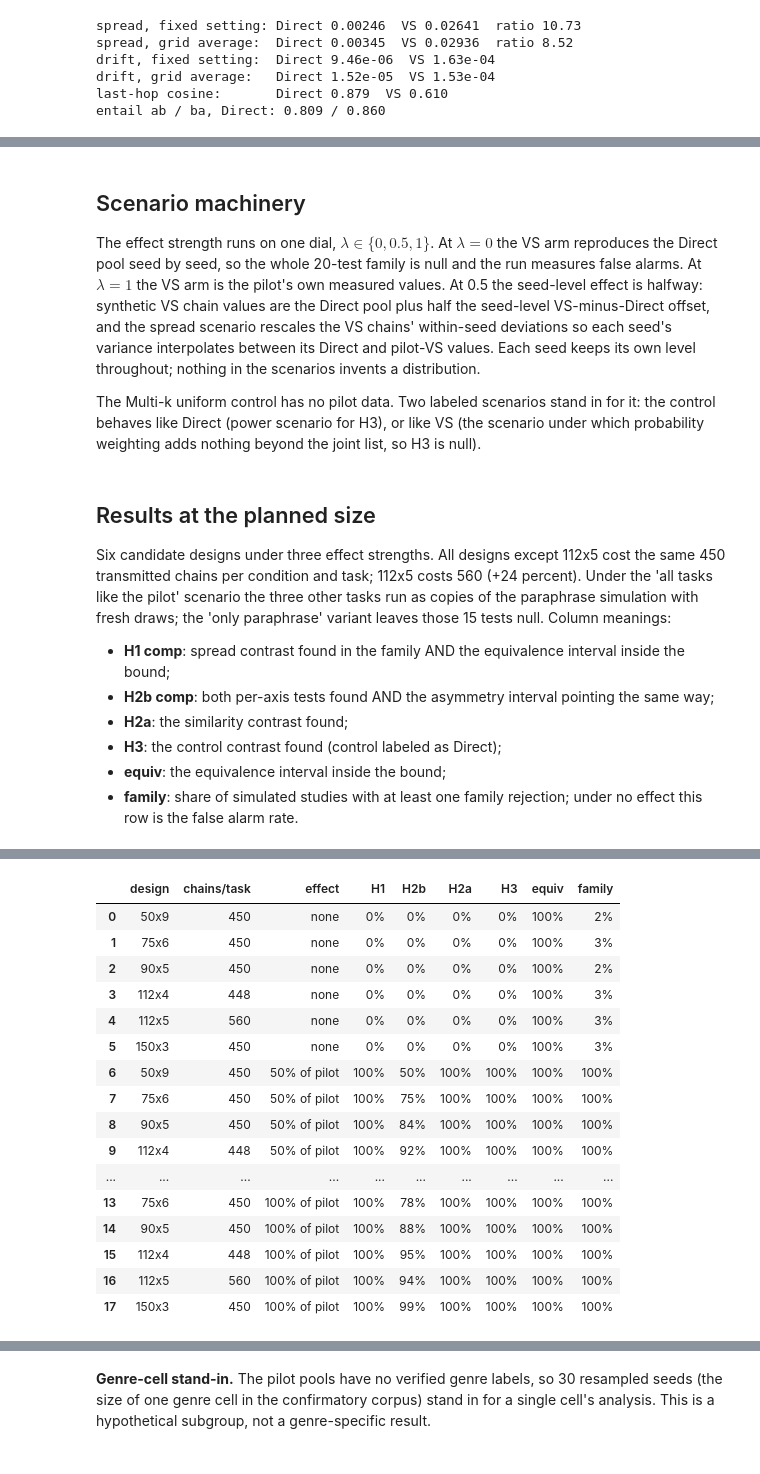
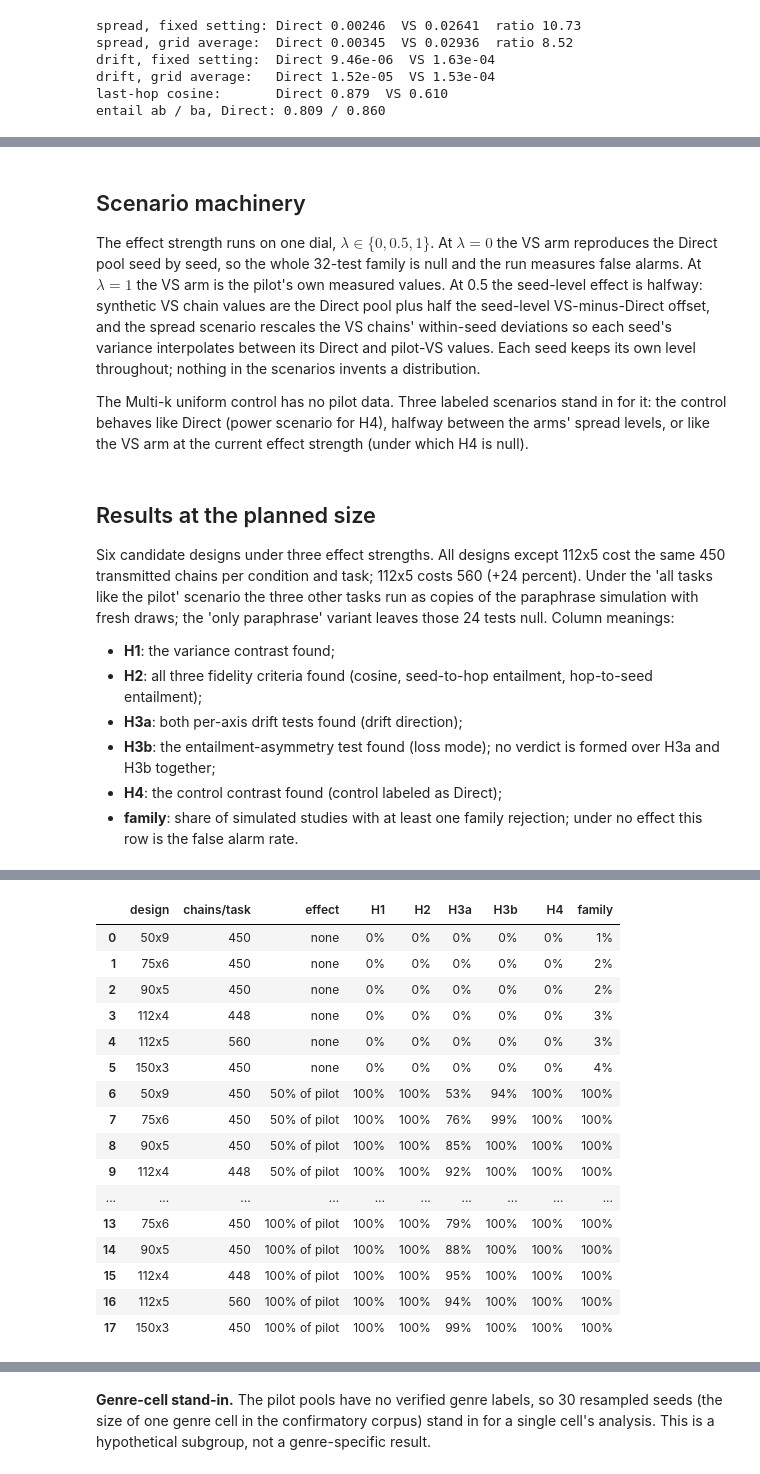
Before and after one commit to dominikpegler/echochains-vs-analysis, a Jupyter notebook: power_analysis_prereg.ipynb, the cells around one changed output, grey strips where cells are left out. Drawn from its saved outputs; the diff is of its cells as text; code cells hidden in the pictures.

```diff
--- a/power_analysis_prereg.ipynb
+++ b/power_analysis_prereg.ipynb
@@ -48,10 +48,10 @@ AXES = [
     "factual_to_narrative",
     "abstract_to_concrete",
 ]
-IA, IF = 3, 4      # preregistered H2b axes: abstract-to-concrete,
-                   # factual-to-narrative
+AX_LABELS = ["valence", "tone", "extremity", "factual", "abstract"]
+IA, IF = 4, 3      # H3 axes: IA = abstract-to-concrete, IF =
+                   # factual-to-narrative (AXES positions)
 CONFIG = "temp0.8_topp0.5"
-BOUND = 0.005      # equivalence bound, axis units per hop
 DESIGNS = [(50, 9), (75, 6), (90, 5), (112, 4), (112, 5), (150, 3)]
 LAMBDAS = [0.0, 0.5, 1.0]   # effect strength: 0 none, 1 pilot-sized
 B = 2000           # simulated studies per cell
@@ -221,7 +231,7 @@ equivalence rule are interval criteria, evaluated outside the family.
 
 The effect strength runs on one dial, $\lambda \in \{0, 0.5, 1\}$. At
 $\lambda = 0$ the VS arm reproduces the Direct pool seed by seed, so the
-whole 20-test family is null and the run measures false alarms. At
+whole 32-test family is null and the run measures false alarms. At
 $\lambda = 1$ the VS arm is the pilot's own measured values. At 0.5 the
 seed-level effect is halfway: synthetic VS chain values are the Direct
 pool plus half the seed-level VS-minus-Direct offset, and the spread
@@ -230,10 +240,10 @@ variance interpolates between its Direct and pilot-VS values. Each seed
 keeps its own level throughout; nothing in the scenarios invents a
 distribution.
 
-The Multi-k uniform control has no pilot data. Two labeled scenarios
+The Multi-k uniform control has no pilot data. Three labeled scenarios
 stand in for it: the control behaves like Direct (power scenario for
-H3), or like VS (the scenario under which probability weighting adds
-nothing beyond the joint list, so H3 is null).
+H4), halfway between the arms' spread levels, or like the VS arm at the
+current effect strength (under which H4 is null).
 # %%
 def bh_adjust(p):
     """Benjamini-Hochberg adjusted p-values."""
@@ -435,16 +446,16 @@ Six candidate designs under three effect strengths. All designs except
 112x5 cost the same 450 transmitted chains per condition and task; 112x5
 costs 560 (+24 percent). Under the 'all tasks like the pilot' scenario
 the three other tasks run as copies of the paraphrase simulation with
-fresh draws; the 'only paraphrase' variant leaves those 15 tests null.
+fresh draws; the 'only paraphrase' variant leaves those 24 tests null.
 Column meanings:
 
-- **H1 comp**: spread contrast found in the family AND the equivalence
-  interval inside the bound;
-- **H2b comp**: both per-axis tests found AND the asymmetry interval
-  pointing the same way;
-- **H2a**: the similarity contrast found;
-- **H3**: the control contrast found (control labeled as Direct);
-- **equiv**: the equivalence interval inside the bound;
+- **H1**: the variance contrast found;
+- **H2**: all three fidelity criteria found (cosine, seed-to-hop
+  entailment, hop-to-seed entailment);
+- **H3a**: both per-axis drift tests found (drift direction);
+- **H3b**: the entailment-asymmetry test found (loss mode); no verdict is
+  formed over H3a and H3b together;
+- **H4**: the control contrast found (control labeled as Direct);
 - **family**: share of simulated studies with at least one family
   rejection; under no effect this row is the false alarm rate.
 # %%
@@ -464,11 +475,11 @@ for lam in LAMBDAS:
             "design": f"{design[0]}x{design[1]}",
             "chains/task": design[0] * design[1],
             "effect": label,
-            "H1": pct(r["H1_comp"]),
-            "H2b": pct(r["H2b_comp"]),
-            "H2a": pct(r["H2a"]),
-            "H3": pct(r["H3"]),
-            "equiv": pct(r["equiv_pass"]),
+            "H1": pct(r["H1_var"]),
+            "H2": pct(r["H2"]),
+            "H3a": pct(r["H3a"]),
+            "H3b": pct(r["H3b"]),
+            "H4": pct(r["H4"]),
             "family": pct(r["family_rej"]),
         })
 results = pd.DataFrame(rows)
@@ -497,17 +508,17 @@ design  chains/task        effect   H1 H2b  H2a   H3 equiv family
-|  | design | chains/task | effect | H1 | H2b | H2a | H3 | equiv | family |
-| 0 | 50x9 | 450 | none | 0% | 0% | 0% | 0% | 100% | 2% |
-| 1 | 75x6 | 450 | none | 0% | 0% | 0% | 0% | 100% | 3% |
-| 2 | 90x5 | 450 | none | 0% | 0% | 0% | 0% | 100% | 2% |
-| 3 | 112x4 | 448 | none | 0% | 0% | 0% | 0% | 100% | 3% |
-| 4 | 112x5 | 560 | none | 0% | 0% | 0% | 0% | 100% | 3% |
-| 5 | 150x3 | 450 | none | 0% | 0% | 0% | 0% | 100% | 3% |
-| 6 | 50x9 | 450 | 50% of pilot | 100% | 50% | 100% | 100% | 100% | 100% |
-| 7 | 75x6 | 450 | 50% of pilot | 100% | 75% | 100% | 100% | 100% | 100% |
-| 8 | 90x5 | 450 | 50% of pilot | 100% | 84% | 100% | 100% | 100% | 100% |
-| 9 | 112x4 | 448 | 50% of pilot | 100% | 92% | 100% | 100% | 100% | 100% |
+|  | design | chains/task | effect | H1 | H2 | H3a | H3b | H4 | family |
+| 0 | 50x9 | 450 | none | 0% | 0% | 0% | 0% | 0% | 1% |
+| 1 | 75x6 | 450 | none | 0% | 0% | 0% | 0% | 0% | 2% |
+| 2 | 90x5 | 450 | none | 0% | 0% | 0% | 0% | 0% | 2% |
+| 3 | 112x4 | 448 | none | 0% | 0% | 0% | 0% | 0% | 3% |
+| 4 | 112x5 | 560 | none | 0% | 0% | 0% | 0% | 0% | 3% |
+| 5 | 150x3 | 450 | none | 0% | 0% | 0% | 0% | 0% | 4% |
+| 6 | 50x9 | 450 | 50% of pilot | 100% | 100% | 53% | 94% | 100% | 100% |
+| 7 | 75x6 | 450 | 50% of pilot | 100% | 100% | 76% | 99% | 100% | 100% |
+| 8 | 90x5 | 450 | 50% of pilot | 100% | 100% | 85% | 100% | 100% | 100% |
+| 9 | 112x4 | 448 | 50% of pilot | 100% | 100% | 92% | 100% | 100% | 100% |
 | ... | ... | ... | ... | ... | ... | ... | ... | ... | ... |
-| 13 | 75x6 | 450 | 100% of pilot | 100% | 78% | 100% | 100% | 100% | 100% |
-| 14 | 90x5 | 450 | 100% of pilot | 100% | 88% | 100% | 100% | 100% | 100% |
-| 15 | 112x4 | 448 | 100% of pilot | 100% | 95% | 100% | 100% | 100% | 100% |
-| 16 | 112x5 | 560 | 100% of pilot | 100% | 94% | 100% | 100% | 100% | 100% |
-| 17 | 150x3 | 450 | 100% of pilot | 100% | 99% | 100% | 100% | 100% | 100% |
+| 13 | 75x6 | 450 | 100% of pilot | 100% | 100% | 79% | 100% | 100% | 100% |
+| 14 | 90x5 | 450 | 100% of pilot | 100% | 100% | 88% | 100% | 100% | 100% |
+| 15 | 112x4 | 448 | 100% of pilot | 100% | 100% | 95% | 100% | 100% | 100% |
+| 16 | 112x5 | 560 | 100% of pilot | 100% | 100% | 94% | 100% | 100% | 100% |
+| 17 | 150x3 | 450 | 100% of pilot | 100% | 100% | 99% | 100% | 100% | 100% |
```
Also changed, not shown: parts of 16 cells of this notebook, 2 other files.
